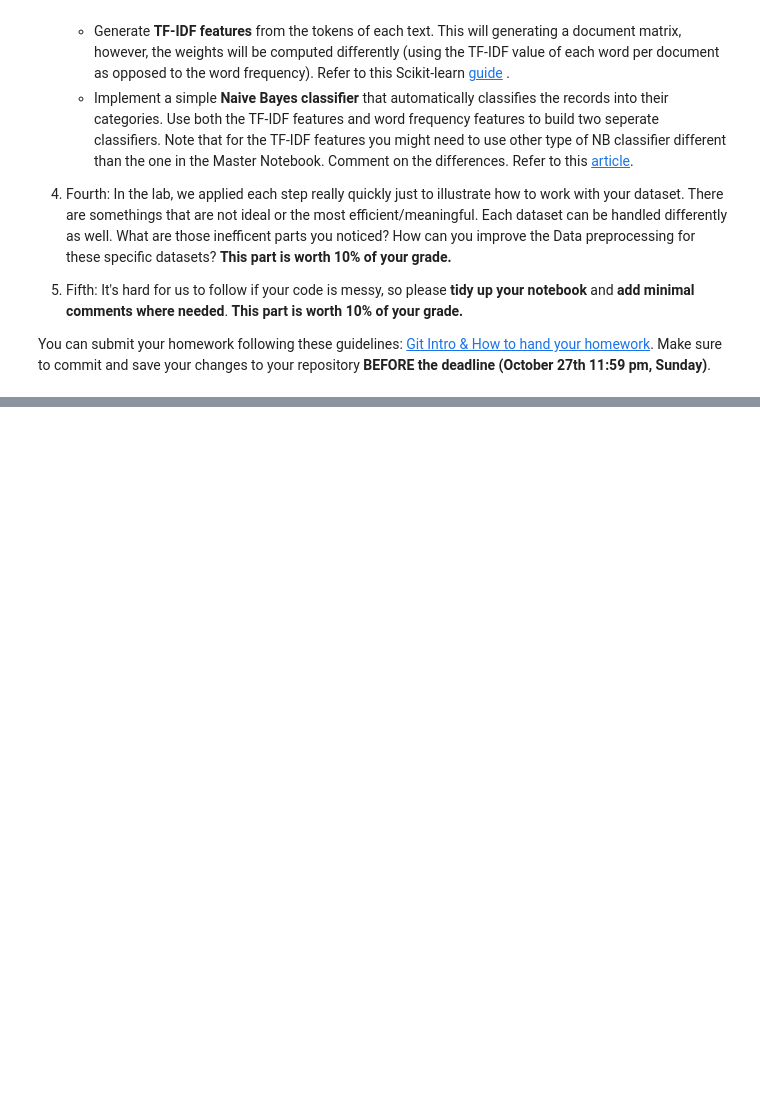
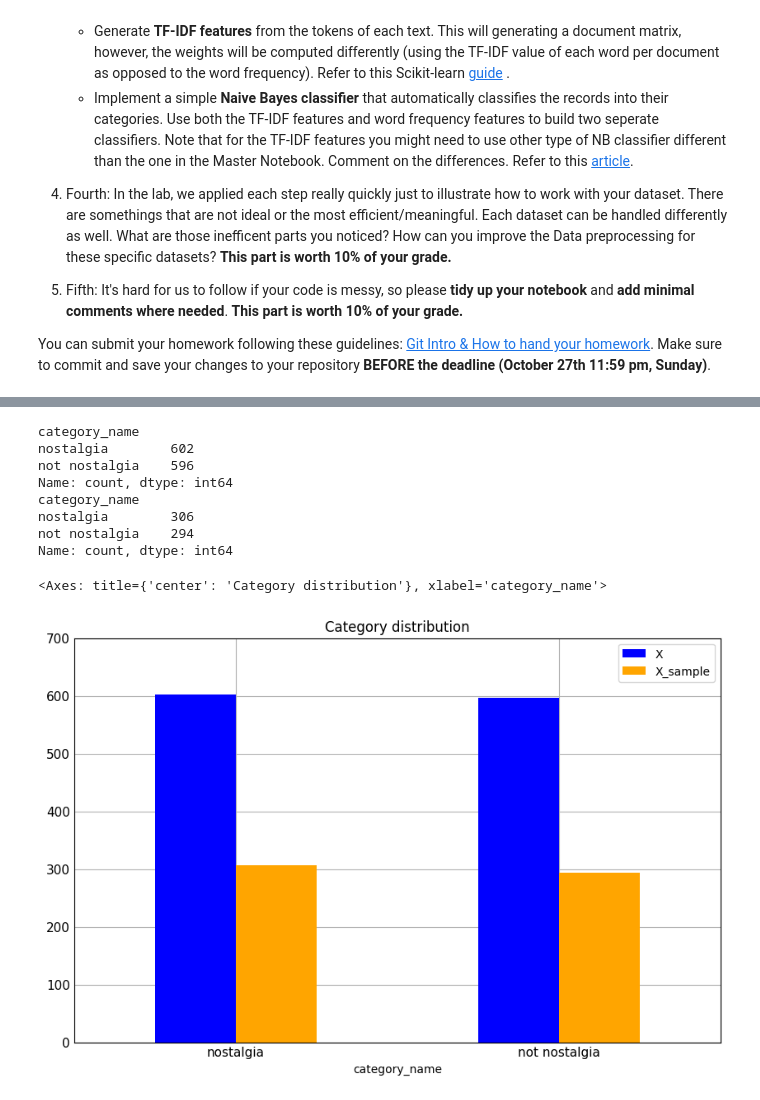
Before and after one commit to Annisme/DM2024-Lab1-Homework, a Jupyter notebook: DM2024-Lab1-Homework.ipynb, the cells around one changed output, grey strips where cells are left out. Saved outputs shown, nothing was run; the diff lists cells and outputs as text; code cells hidden in the pictures; blank space fills up the shorter version.

```diff
--- a/DM2024-Lab1-Homework.ipynb
+++ b/DM2024-Lab1-Homework.ipynb
@@ -54,0 +391,28 @@ ds = load_dataset("Senem/Nostalgic_Sentiment_Analysis_of_YouTube_Comments_Data")
+# %%
+X_counts = X['category_name'].value_counts().sort_values(ascending=False)
+print(X.category_name.value_counts())
+X_sample_counts = X_sample['category_name'].value_counts().sort_values(ascending=False)
+print(X_sample.category_name.value_counts())
+
+combine = pd.DataFrame({'X': X_counts, 'X_sample': X_sample_counts})
+combine = combine.sort_values(by='X', ascending=False)
+
+combine.plot(kind='bar',
+               title='Category distribution',
+               ylim=[0, 700],
+               rot=0,
+               fontsize=11,
+               figsize=(8, 5),
+               color=['blue', 'orange']
+               )
+# %% [output]
+category_name
+nostalgia        602
+not nostalgia    596
+Name: count, dtype: int64
+category_name
+nostalgia        306
+not nostalgia    294
+Name: count, dtype: int64
+<Axes: title={'center': 'Category distribution'}, xlabel='category_name'>
+[figure, added]
```
Also changed, not shown: parts of 84 cells of this notebook, 6 other files.
